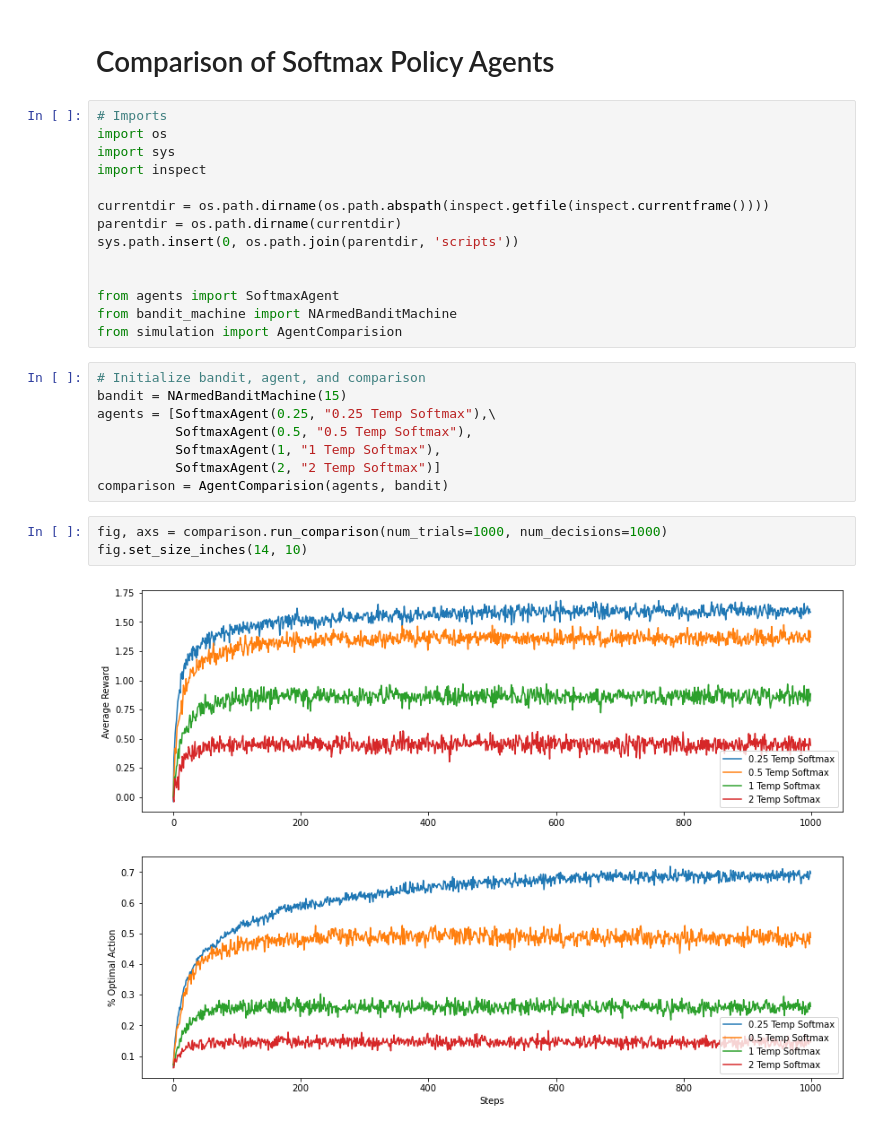
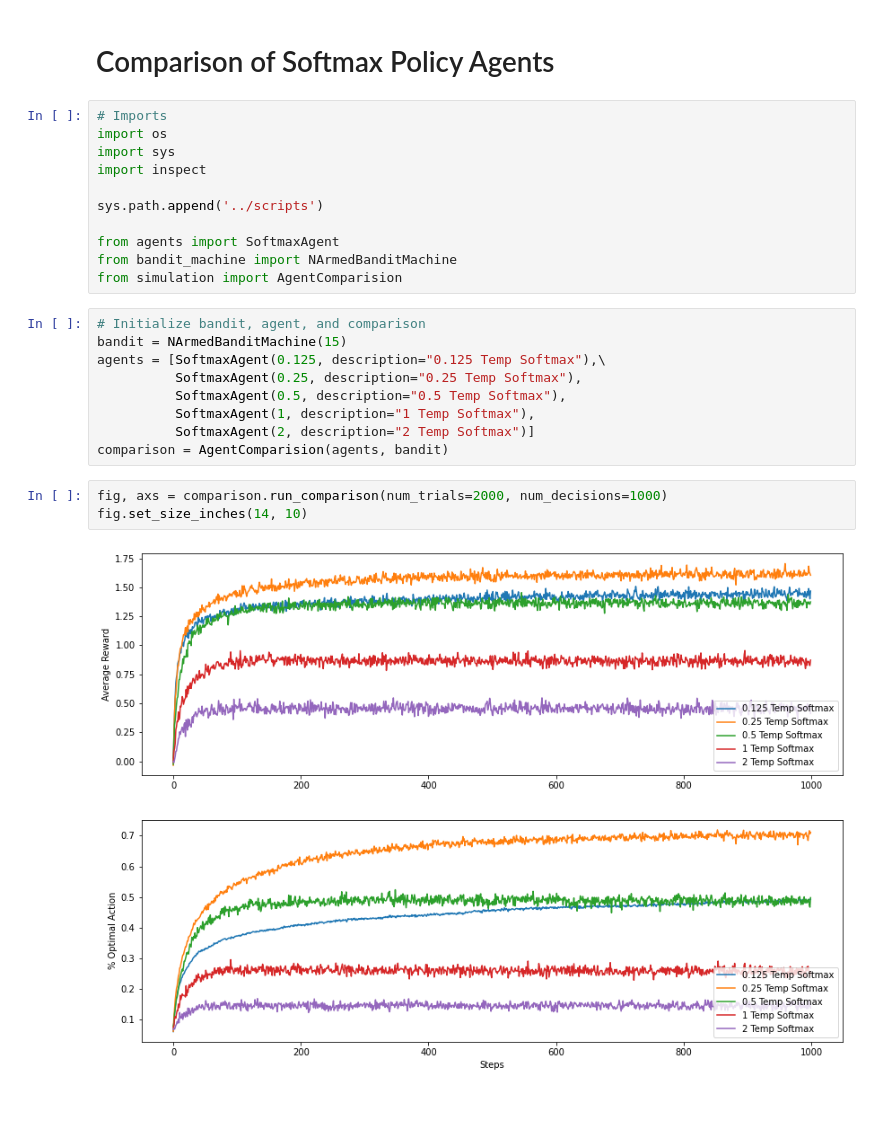
Before and after one commit to shankal17/N-Armed-Bandit, a Jupyter notebook: notebooks/Softmax Agents.ipynb, the cells around one changed output. Cells and saved outputs as stored; diff of their text form; blank space fills up the shorter version.

```diff
--- a/notebooks/Softmax Agents.ipynb
+++ b/notebooks/Softmax Agents.ipynb
@@ -6,10 +6,7 @@ import os
 import sys
 import inspect
 
-currentdir = os.path.dirname(os.path.abspath(inspect.getfile(inspect.currentframe())))
-parentdir = os.path.dirname(currentdir)
-sys.path.insert(0, os.path.join(parentdir, 'scripts'))
-
+sys.path.append('../scripts')
 
 from agents import SoftmaxAgent
 from bandit_machine import NArmedBanditMachine
@@ -17,13 +14,14 @@ from simulation import AgentComparision
 # %%
 # Initialize bandit, agent, and comparison
 bandit = NArmedBanditMachine(15)
-agents = [SoftmaxAgent(0.25, "0.25 Temp Softmax"),\
-          SoftmaxAgent(0.5, "0.5 Temp Softmax"),
-          SoftmaxAgent(1, "1 Temp Softmax"),
-          SoftmaxAgent(2, "2 Temp Softmax")]
+agents = [SoftmaxAgent(0.125, description="0.125 Temp Softmax"),\
+          SoftmaxAgent(0.25, description="0.25 Temp Softmax"),
+          SoftmaxAgent(0.5, description="0.5 Temp Softmax"),
+          SoftmaxAgent(1, description="1 Temp Softmax"),
+          SoftmaxAgent(2, description="2 Temp Softmax")]
 comparison = AgentComparision(agents, bandit)
 # %%
-fig, axs = comparison.run_comparison(num_trials=1000, num_decisions=1000)
+fig, axs = comparison.run_comparison(num_trials=2000, num_decisions=1000)
 fig.set_size_inches(14, 10)
 # %% [output]
-[figure, old version]
+[figure, new version]
```
Also changed, not shown: 5 other files.
